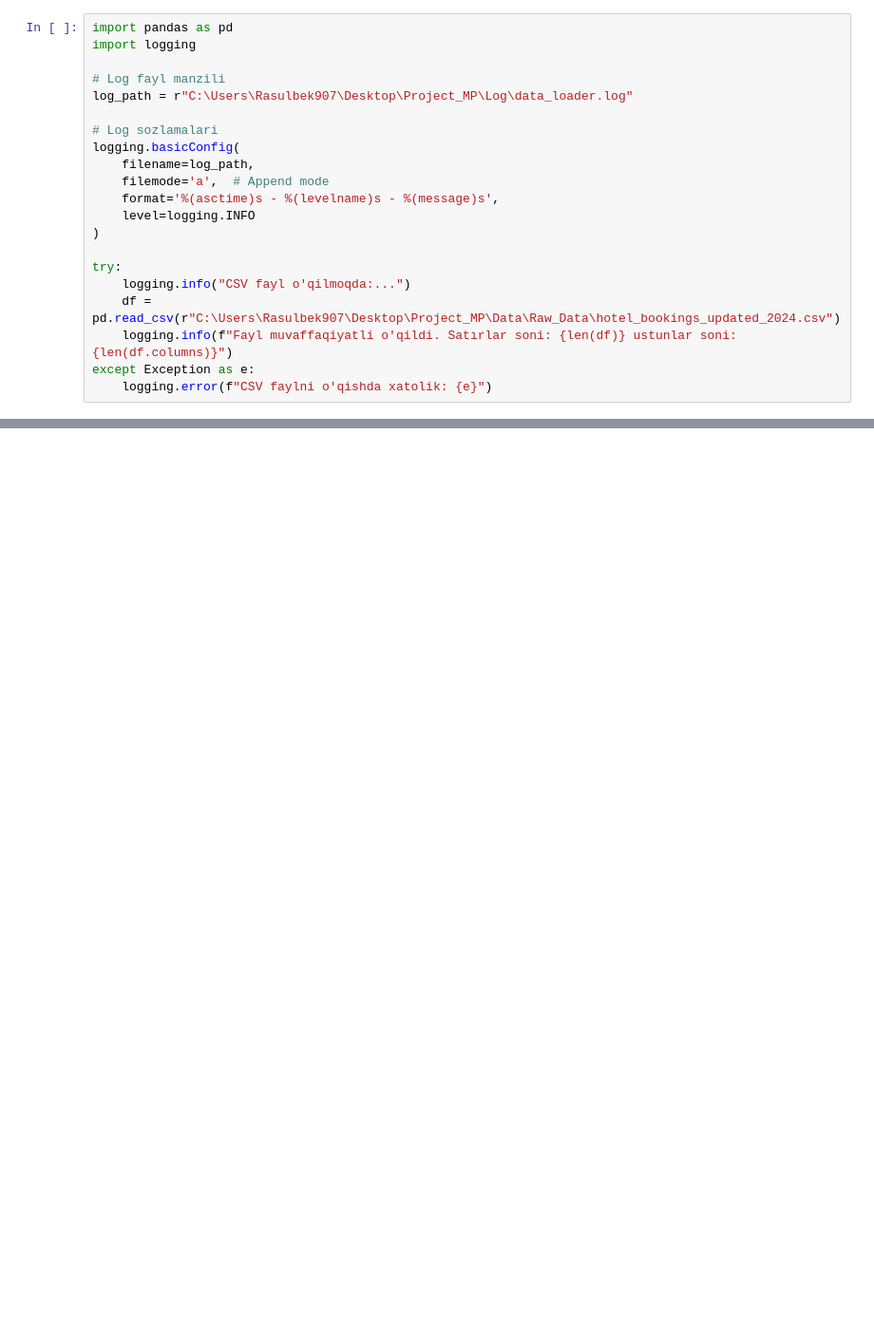
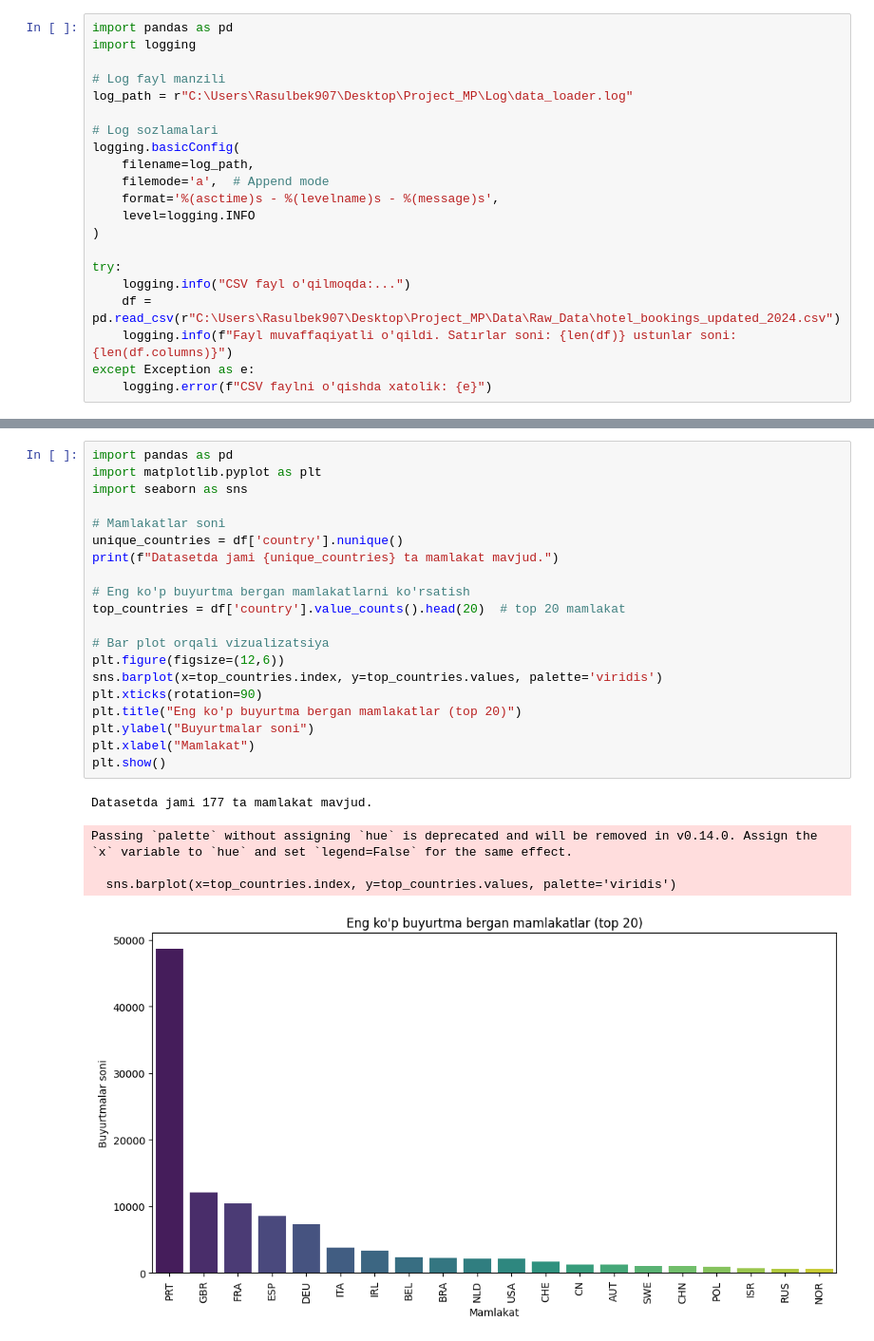
Before and after one commit to rasulbekdeveloper907/Hotel-Booking-Cancellation-Prediction, a Jupyter notebook: Notebooks/EDA.ipynb, the cells around one changed output, grey strips where cells are left out. Shown at 95% size. Saved outputs shown, nothing was run; the diff lists cells and outputs as text; blank space fills up the shorter version.

```diff
--- a/Notebooks/EDA.ipynb
+++ b/Notebooks/EDA.ipynb
@@ -25,0 +307,26 @@ df.info()
+# %%
+import pandas as pd
+import matplotlib.pyplot as plt
+import seaborn as sns
+
+# Mamlakatlar soni
+unique_countries = df['country'].nunique()
+print(f"Datasetda jami {unique_countries} ta mamlakat mavjud.")
+
+# Eng ko'p buyurtma bergan mamlakatlarni ko'rsatish
+top_countries = df['country'].value_counts().head(20)  # top 20 mamlakat
+
+# Bar plot orqali vizualizatsiya
+plt.figure(figsize=(12,6))
+sns.barplot(x=top_countries.index, y=top_countries.values, palette='viridis')
+plt.xticks(rotation=90)
+plt.title("Eng ko'p buyurtma bergan mamlakatlar (top 20)")
+plt.ylabel("Buyurtmalar soni")
+plt.xlabel("Mamlakat")
+plt.show()
+# %% [output]
+Datasetda jami 177 ta mamlakat mavjud.
+Passing `palette` without assigning `hue` is deprecated and will be removed in v0.14.0. Assign the `x` variable to `hue` and set `legend=False` for the same effect.
+
+  sns.barplot(x=top_countries.index, y=top_countries.values, palette='viridis')
+[figure, added]
```
Also changed, not shown: parts of 28 cells of this notebook.
